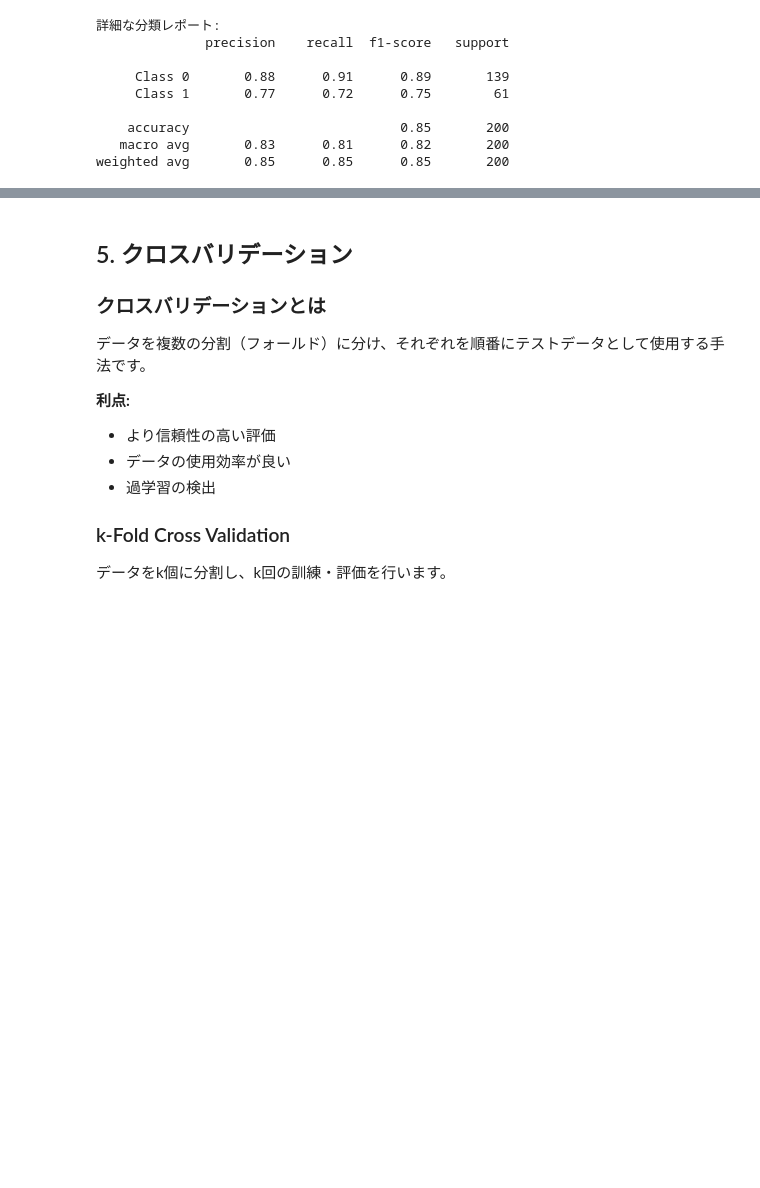
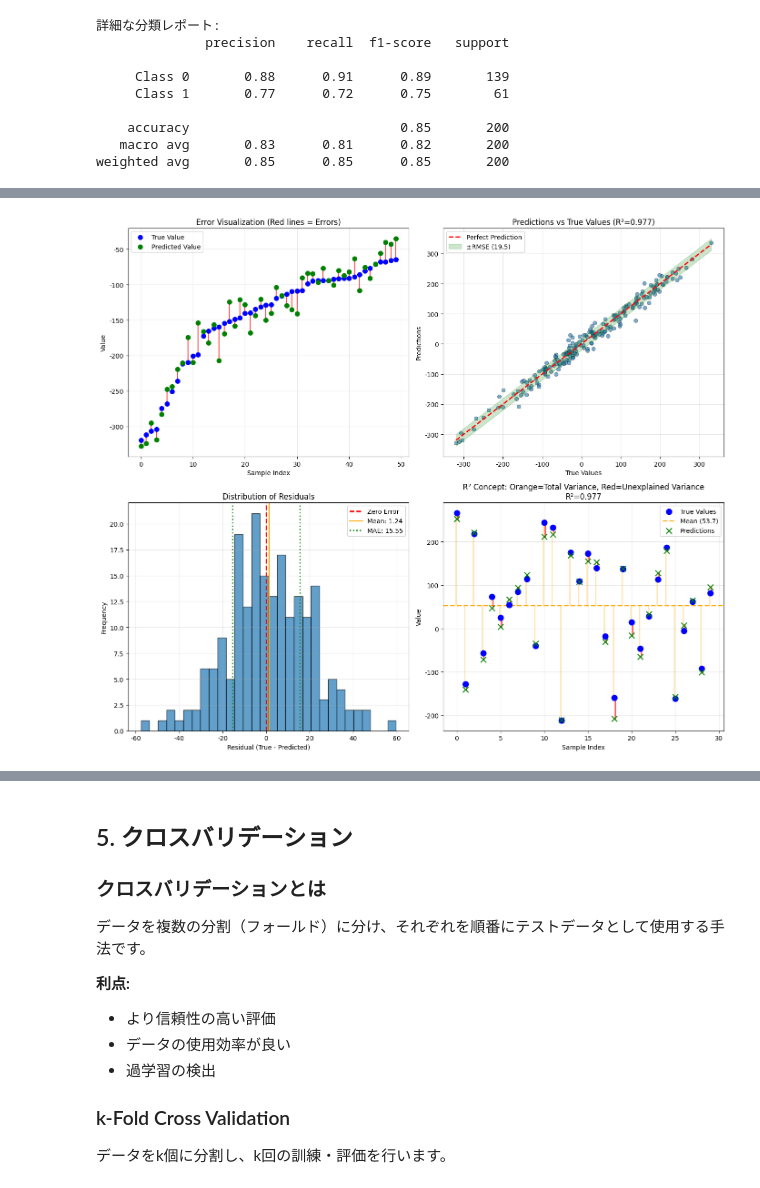
Before and after one commit to yuzuponikemi/machine-learning-playground, a Jupyter notebook: notebooks/03_model_evaluation_metrics_improved_v2.ipynb, the cells around one changed output, grey strips where cells are left out. Cells and saved outputs as stored; diff of their text form; code cells hidden in the pictures; blank space fills up the shorter version.

```diff
--- a/notebooks/03_model_evaluation_metrics_improved_v2.ipynb
+++ b/notebooks/03_model_evaluation_metrics_improved_v2.ipynb
@@ -298,0 +398,86 @@ plt.show()
+# %%
+# 誤差の視覚化: 予測値 vs 実測値 + 誤差を線で表示
+fig, axes = plt.subplots(2, 2, figsize=(14, 12))
+
+# 1. 予測値 vs 実測値（誤差を視覚化）
+ax1 = axes[0, 0]
+# ソートしてプロット
+sort_idx = np.argsort(y_test_reg)[:50]  # 最初の50点だけ表示
+for i, idx in enumerate(sort_idx):
+    ax1.plot([i, i], [y_test_reg[idx], y_pred_reg[idx]], 'r-', alpha=0.7, linewidth=1.5)
+ax1.scatter(range(len(sort_idx)), y_test_reg[sort_idx], color='blue', s=50, label='True Value', zorder=5)
+ax1.scatter(range(len(sort_idx)), y_pred_reg[sort_idx], color='green', s=50, label='Predicted Value', zorder=5)
+ax1.set_xlabel('Sample Index')
+ax1.set_ylabel('Value')
+ax1.set_title('Error Visualization (Red lines = Errors)')
+ax1.legend()
+ax1.grid(True, alpha=0.3)
+
+# 2. 予測 vs 実測の散布図
+ax2 = axes[0, 1]
+ax2.scatter(y_test_reg, y_pred_reg, alpha=0.6, edgecolors='k', linewidth=0.5)
+ax2.plot([y_test_reg.min(), y_test_reg.max()],
+         [y_test_reg.min(), y_test_reg.max()], 'r--', lw=2, label='Perfect Prediction')
+ax2.fill_between([y_test_reg.min(), y_test_reg.max()],
+                 [y_test_reg.min() - rmse, y_test_reg.max() - rmse],
+                 [y_test_reg.min() + rmse, y_test_reg.max() + rmse],
+                 alpha=0.2, color='green', label=f'±RMSE ({rmse:.1f})')
+ax2.set_xlabel('True Values')
+ax2.set_ylabel('Predictions')
+ax2.set_title(f'Predictions vs True Values (R²={r2:.3f})')
+ax2.legend()
+ax2.grid(True, alpha=0.3)
+
+# 3. 残差の分布（ヒストグラム）
+ax3 = axes[1, 0]
+residuals = y_test_reg - y_pred_reg
+ax3.hist(residuals, bins=30, edgecolor='black', alpha=0.7)
+ax3.axvline(x=0, color='r', linestyle='--', linewidth=2, label='Zero Error')
+ax3.axvline(x=np.mean(residuals), color='orange', linestyle='-', linewidth=2,
+            label=f'Mean: {np.mean(residuals):.2f}')
+ax3.axvline(x=mae, color='green', linestyle=':', linewidth=2, label=f'MAE: {mae:.2f}')
+ax3.axvline(x=-mae, color='green', linestyle=':', linewidth=2)
+ax3.set_xlabel('Residual (True - Predicted)')
+ax3.set_ylabel('Frequency')
+ax3.set_title('Distribution of Residuals')
+ax3.legend()
+ax3.grid(True, alpha=0.3)
+
+# 4. R²の視覚的説明
+ax4 = axes[1, 1]
+# 一部のデータで説明
+sample_size = 30
+sample_idx = np.random.choice(len(y_test_reg), sample_size, replace=False)
+y_sample = y_test_reg[sample_idx]
+y_pred_sample = y_pred_reg[sample_idx]
+y_mean = np.mean(y_sample)
+
+x_positions = np.arange(sample_size)
+ax4.scatter(x_positions, y_sample, color='blue', s=80, label='True Values', zorder=5)
+ax4.axhline(y=y_mean, color='orange', linestyle='--', linewidth=2, label=f'Mean ({y_mean:.1f})')
+ax4.scatter(x_positions, y_pred_sample, color='green', s=80, marker='x', label='Predictions', zorder=5)
+
+# 全分散（平均からの距離）を薄く表示
+for i, (x, y) in enumerate(zip(x_positions, y_sample)):
+    ax4.plot([x-0.1, x-0.1], [y_mean, y], 'orange', alpha=0.3, linewidth=2)
+
+# 残差（予測からの距離）を強調表示
+for i, (x, y_true, y_pred) in enumerate(zip(x_positions, y_sample, y_pred_sample)):
+    ax4.plot([x+0.1, x+0.1], [y_pred, y_true], 'red', alpha=0.7, linewidth=2)
+
+ax4.set_xlabel('Sample Index')
+ax4.set_ylabel('Value')
+ax4.set_title(f'R² Concept: Orange=Total Variance, Red=Unexplained Variance\nR²={r2:.3f}')
+ax4.legend(loc='upper right')
+ax4.grid(True, alpha=0.3)
+
+plt.tight_layout()
+plt.show()
+
+print("【図の解釈】")
+print("・左上: 赤い線が予測誤差。線が短いほど予測が正確")
+print("・右上: 点が対角線に近いほど良い予測。緑の帯は±RMSEの範囲")
+print("・左下: 残差の分布。0を中心に対称なら偏りのない予測")
+print("・右下: R²の概念図。オレンジ=全体の変動、赤=モデルが説明できなかった部分")
+# %% [output]
+[figure, added]
```
Also changed, not shown: parts of 14 cells of this notebook, 2 other files.
